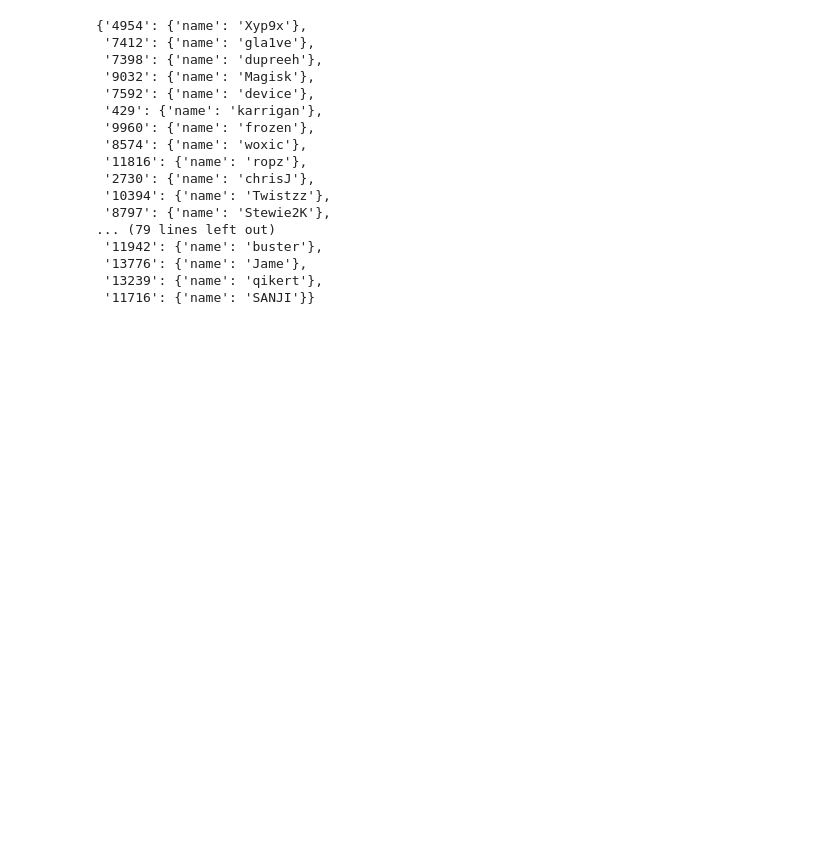
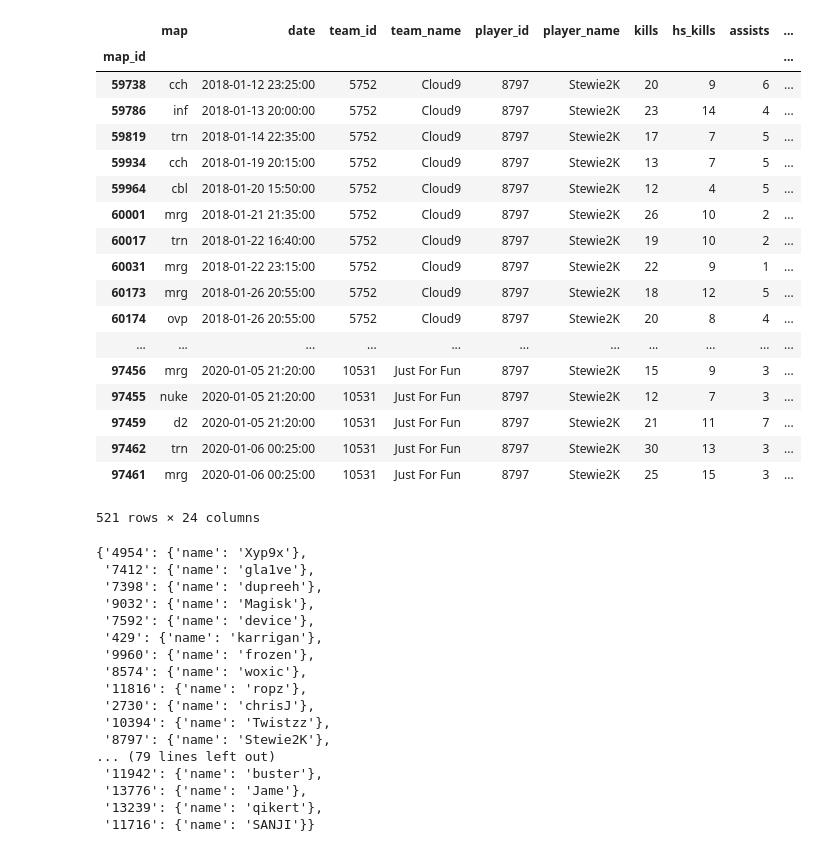
Before and after one commit to emmanuel-garza/insight-csgo, a Jupyter notebook: test.ipynb, the cells around one changed output. Saved outputs shown, nothing was run; the diff lists cells and outputs as text; code cells hidden in the pictures; blank space fills up the shorter version.

```diff
--- a/test.ipynb
+++ b/test.ipynb
@@ -10,6 +12,34 @@ import json
 # Global variables
 # MASTER_CSV_PATH = '~/Dropbox/csgo-csv/'
 MASTER_CSV_PATH = '~/Desktop/csgo-csv/'
+# %%
+# with open('dict_player.pickle','rb') as f:
+#    dict_player = pickle.load(f)
+f = open('dict_player.pickle', 'rb')
+
+dict_player = pickle.load(f)
+# %%
+dict_player[8797]
+# %% [output]
+|  | map | date | team_id | team_name | player_id | player_name | kills | hs_kills | assists | ... |
+| map_id |  |  |  |  |  |  |  |  |  | ... |
+| 59738 | cch | 2018-01-12 23:25:00 | 5752 | Cloud9 | 8797 | Stewie2K | 20 | 9 | 6 | ... |
+| 59786 | inf | 2018-01-13 20:00:00 | 5752 | Cloud9 | 8797 | Stewie2K | 23 | 14 | 4 | ... |
+| 59819 | trn | 2018-01-14 22:35:00 | 5752 | Cloud9 | 8797 | Stewie2K | 17 | 7 | 5 | ... |
+| 59934 | cch | 2018-01-19 20:15:00 | 5752 | Cloud9 | 8797 | Stewie2K | 13 | 7 | 5 | ... |
+| 59964 | cbl | 2018-01-20 15:50:00 | 5752 | Cloud9 | 8797 | Stewie2K | 12 | 4 | 5 | ... |
+| 60001 | mrg | 2018-01-21 21:35:00 | 5752 | Cloud9 | 8797 | Stewie2K | 26 | 10 | 2 | ... |
+| 60017 | trn | 2018-01-22 16:40:00 | 5752 | Cloud9 | 8797 | Stewie2K | 19 | 10 | 2 | ... |
+| 60031 | mrg | 2018-01-22 23:15:00 | 5752 | Cloud9 | 8797 | Stewie2K | 22 | 9 | 1 | ... |
+| 60173 | mrg | 2018-01-26 20:55:00 | 5752 | Cloud9 | 8797 | Stewie2K | 18 | 12 | 5 | ... |
+| 60174 | ovp | 2018-01-26 20:55:00 | 5752 | Cloud9 | 8797 | Stewie2K | 20 | 8 | 4 | ... |
+| ... | ... | ... | ... | ... | ... | ... | ... | ... | ... | ... |
+| 97456 | mrg | 2020-01-05 21:20:00 | 10531 | Just For Fun | 8797 | Stewie2K | 15 | 9 | 3 | ... |
+| 97455 | nuke | 2020-01-05 21:20:00 | 10531 | Just For Fun | 8797 | Stewie2K | 12 | 7 | 3 | ... |
+| 97459 | d2 | 2020-01-05 21:20:00 | 10531 | Just For Fun | 8797 | Stewie2K | 21 | 11 | 7 | ... |
+| 97462 | trn | 2020-01-06 00:25:00 | 10531 | Just For Fun | 8797 | Stewie2K | 30 | 13 | 3 | ... |
+| 97461 | mrg | 2020-01-06 00:25:00 | 10531 | Just For Fun | 8797 | Stewie2K | 25 | 15 | 3 | ... |
+521 rows × 24 columns
 # %%
 ## READ DATE FROM MASTER ##
 
```
Also changed, not shown: parts of 1 cell of this notebook, 6 other files.
